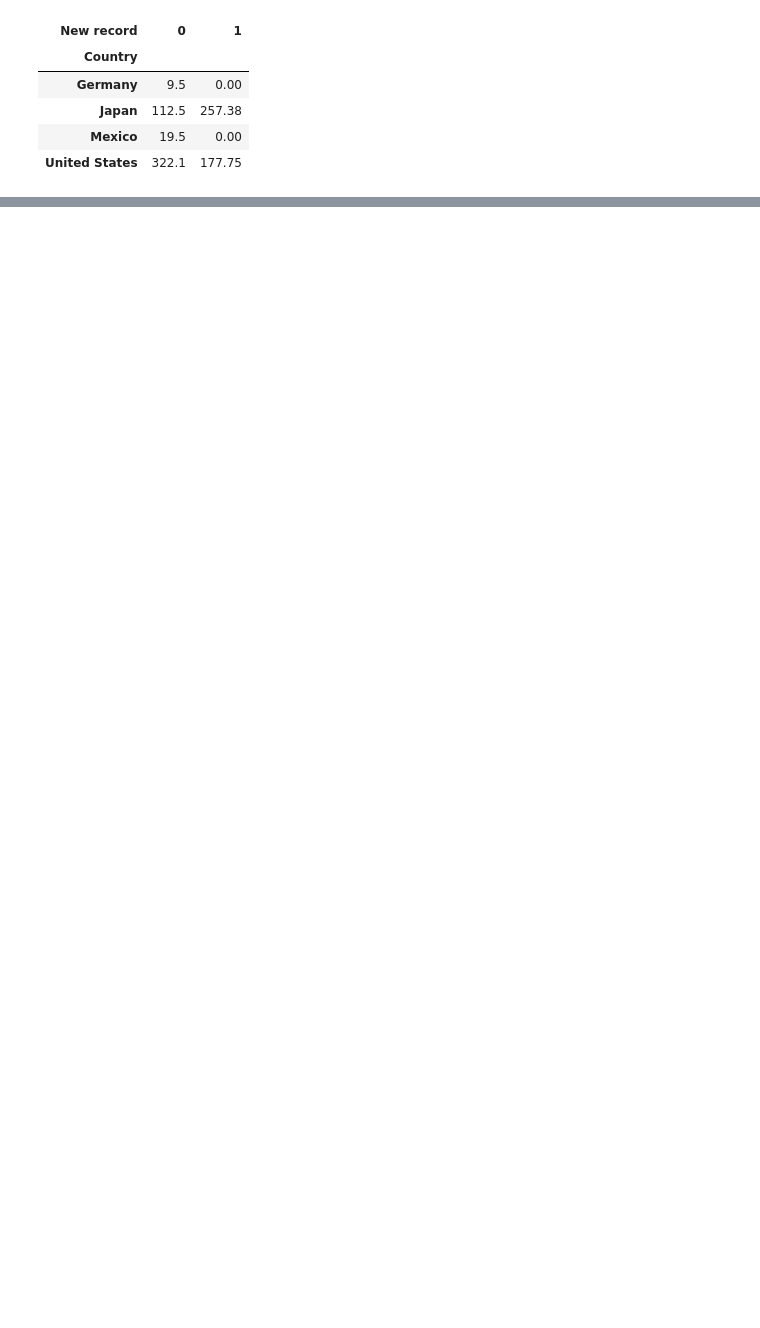
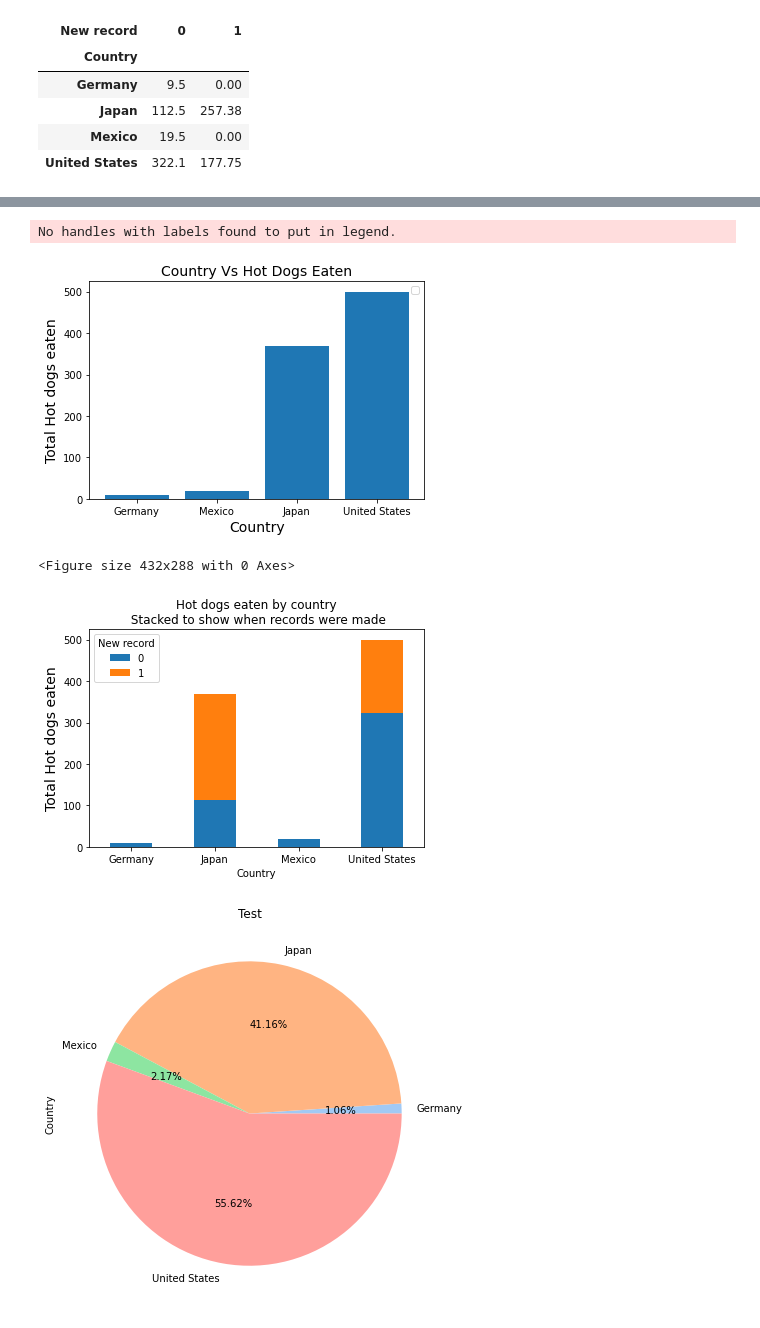
Before and after one commit to samantoz/dsc640-data_presentation, a Jupyter notebook: notebook/week1.ipynb, the cells around one changed output, grey strips where cells are left out. Cells and saved outputs as stored; diff of their text form; code cells hidden in the pictures; blank space fills up the shorter version.

```diff
--- a/notebook/week1.ipynb
+++ b/notebook/week1.ipynb
@@ -113,0 +128,54 @@ plt.show()
+# %%
+# importing libraries
+import matplotlib.pyplot as plt
+import seaborn as sns
+
+# Initialise the subplot function using number of rows and columns
+plt.figure(1)
+
+agg_country = hotdog_contest_winner_df[['Country', 'Dogs eaten']].groupby(
+    ['Country']).sum().sort_values('Dogs eaten')
+plt.bar(agg_country.index,
+        agg_country['Dogs eaten'])
+plt.title('Country Vs Hot Dogs Eaten', fontsize=14)
+plt.xlabel('Country', fontsize=14)
+plt.ylabel('Total Hot dogs eaten', fontsize=14)
+plt.legend()
+
+plt.figure(2)
+
+# Stacked bar chart
+
+# agg_country_yr = hotdog_contest_winner_df.groupby(['Country','Year'])['Dogs eaten'].sum().unstack().fillna(0)
+agg_country_yr = hotdog_contest_winner_df.groupby(['Country', 'New record'])['Dogs eaten'].sum().unstack().fillna(0)
+# Very simple one-liner using our agg_tips DataFrame.
+agg_country_yr.plot(kind='bar', stacked=True)
+
+# Just add a title and rotate the x-axis labels to be horizontal.
+plt.title('Hot dogs eaten by country\n Stacked to show when records were made')
+plt.xticks(rotation=0, ha='center')
+plt.ylabel('Total Hot dogs eaten', fontsize=14)
+
+plt.figure(3)
+#define data
+data = hotdog_contest_winner_df[['Country', 'Dogs eaten']].groupby([
+                                                                   'Country']).sum()
+
+#define Seaborn color palette to use
+colors = sns.color_palette('pastel')[0:4]
+
+fig = plt.figure(figsize=(10, 7))
+#create pie chart
+plt.pie(x=data["Dogs eaten"], labels=data.index,
+        colors=colors, autopct='%.2f%%')
+
+plt.ylabel("Country")
+plt.title("Test")
+
+plt.show()
+# %% [output]
+No handles with labels found to put in legend.
+[figure, added]
+<Figure size 432x288 with 0 Axes>
+[figure, added]
+[figure, added]
```
Also changed, not shown: parts of 5 cells of this notebook, 9 other files.
